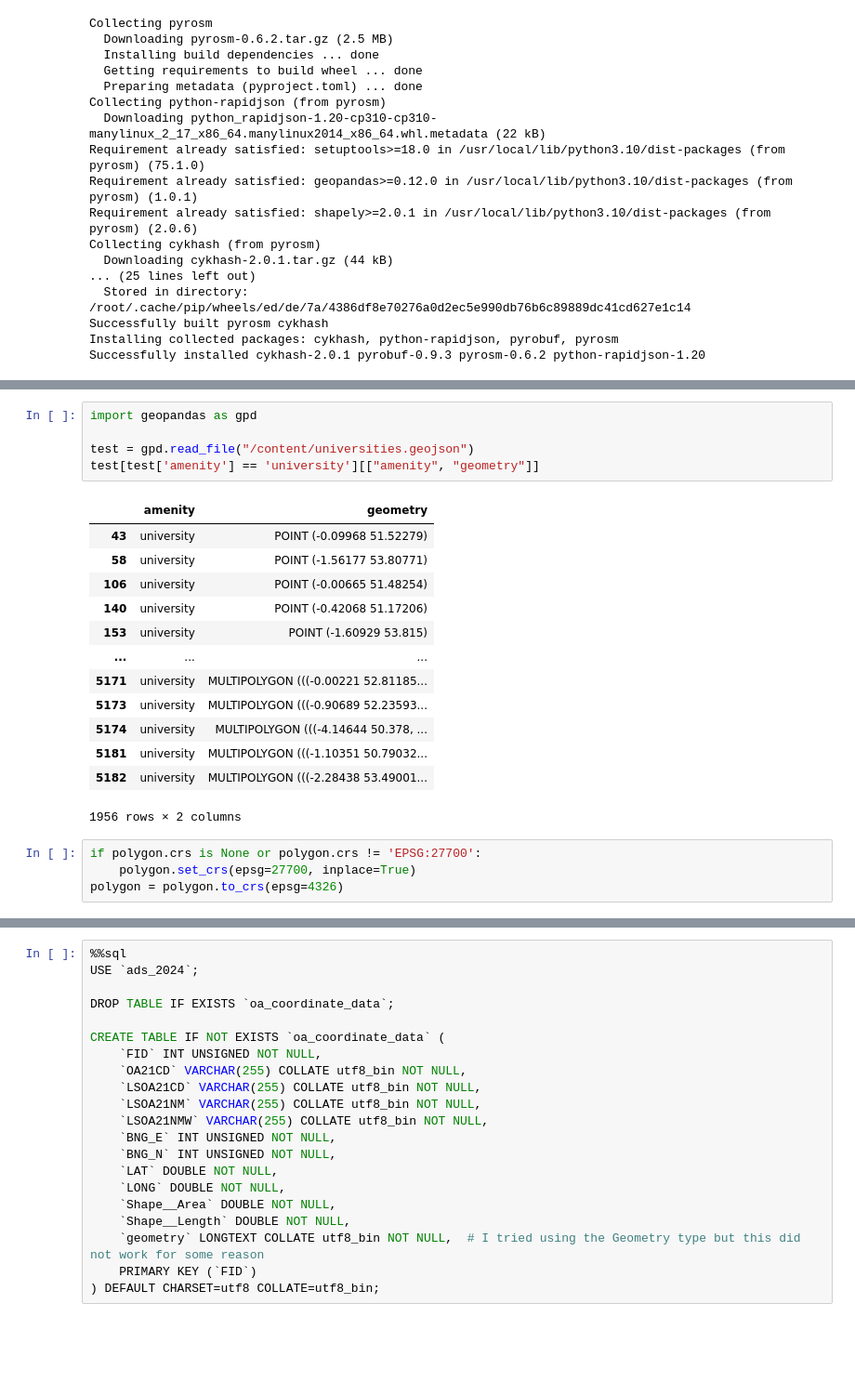
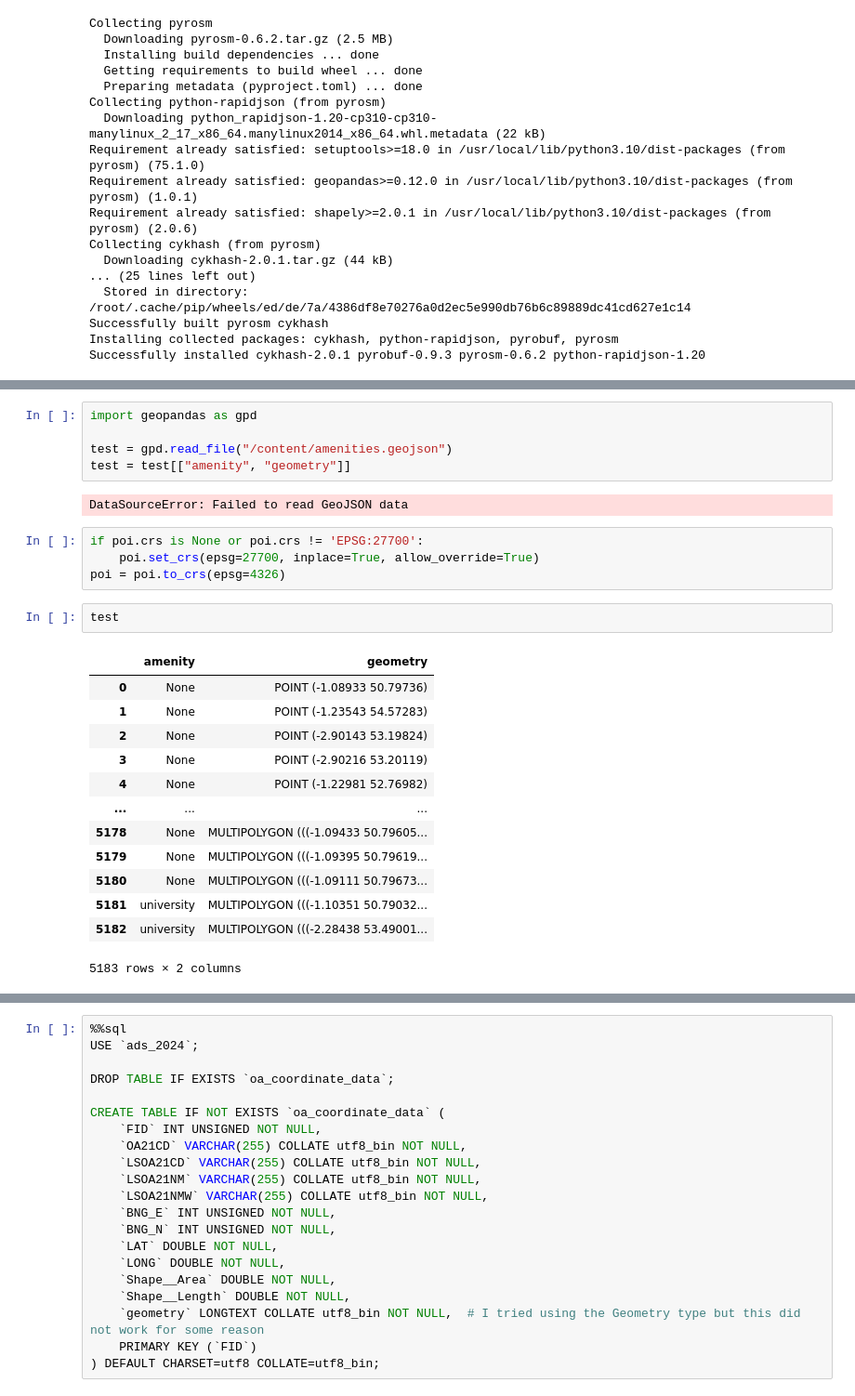
Before and after one commit to Navaneeth2906/nm803_ads_2024, a Jupyter notebook: ads_course_assessment.ipynb, the cells around one changed output, grey strips where cells are left out. Shown at 93% size. Drawn from its saved outputs; the diff is of its cells as text; blank space fills up the shorter version.

```diff
--- a/ads_course_assessment.ipynb
+++ b/ads_course_assessment.ipynb
@@ -614,23 +623,27 @@ dtype: object
 # %%
 import geopandas as gpd
 
-test = gpd.read_file("/content/universities.geojson")
-test[test['amenity'] == 'university'][["amenity", "geometry"]]
+test = gpd.read_file("/content/amenities.geojson")
+test = test[["amenity", "geometry"]]
 # %% [output]
-|  | amenity | geometry |
-| 43 | university | POINT (-0.09968 51.52279) |
-| 58 | university | POINT (-1.56177 53.80771) |
-| 106 | university | POINT (-0.00665 51.48254) |
-| 140 | university | POINT (-0.42068 51.17206) |
-| 153 | university | POINT (-1.60929 53.815) |
-| ... | ... | ... |
-| 5171 | university | MULTIPOLYGON (((-0.00221 52.81185... |
-| 5173 | university | MULTIPOLYGON (((-0.90689 52.23593... |
-| 5174 | university | MULTIPOLYGON (((-4.14644 50.378, ... |
-| 5181 | university | MULTIPOLYGON (((-1.10351 50.79032... |
-| 5182 | university | MULTIPOLYGON (((-2.28438 53.49001... |
-1956 rows × 2 columns
+DataSourceError: Failed to read GeoJSON data
 # %%
-if polygon.crs is None or polygon.crs != 'EPSG:27700':
-    polygon.set_crs(epsg=27700, inplace=True)
-polygon = polygon.to_crs(epsg=4326)
+if poi.crs is None or poi.crs != 'EPSG:27700':
+    poi.set_crs(epsg=27700, inplace=True, allow_override=True)
+poi = poi.to_crs(epsg=4326)
+# %%
+test
+# %% [output]
+|  | amenity | geometry |
+| 0 | None | POINT (-1.08933 50.79736) |
+| 1 | None | POINT (-1.23543 54.57283) |
+| 2 | None | POINT (-2.90143 53.19824) |
+| 3 | None | POINT (-2.90216 53.20119) |
+| 4 | None | POINT (-1.22981 52.76982) |
+| ... | ... | ... |
+| 5178 | None | MULTIPOLYGON (((-1.09433 50.79605... |
+| 5179 | None | MULTIPOLYGON (((-1.09395 50.79619... |
+| 5180 | None | MULTIPOLYGON (((-1.09111 50.79673... |
+| 5181 | university | MULTIPOLYGON (((-1.10351 50.79032... |
+| 5182 | university | MULTIPOLYGON (((-2.28438 53.49001... |
+5183 rows × 2 columns
```
Also changed, not shown: parts of 10 cells of this notebook.
